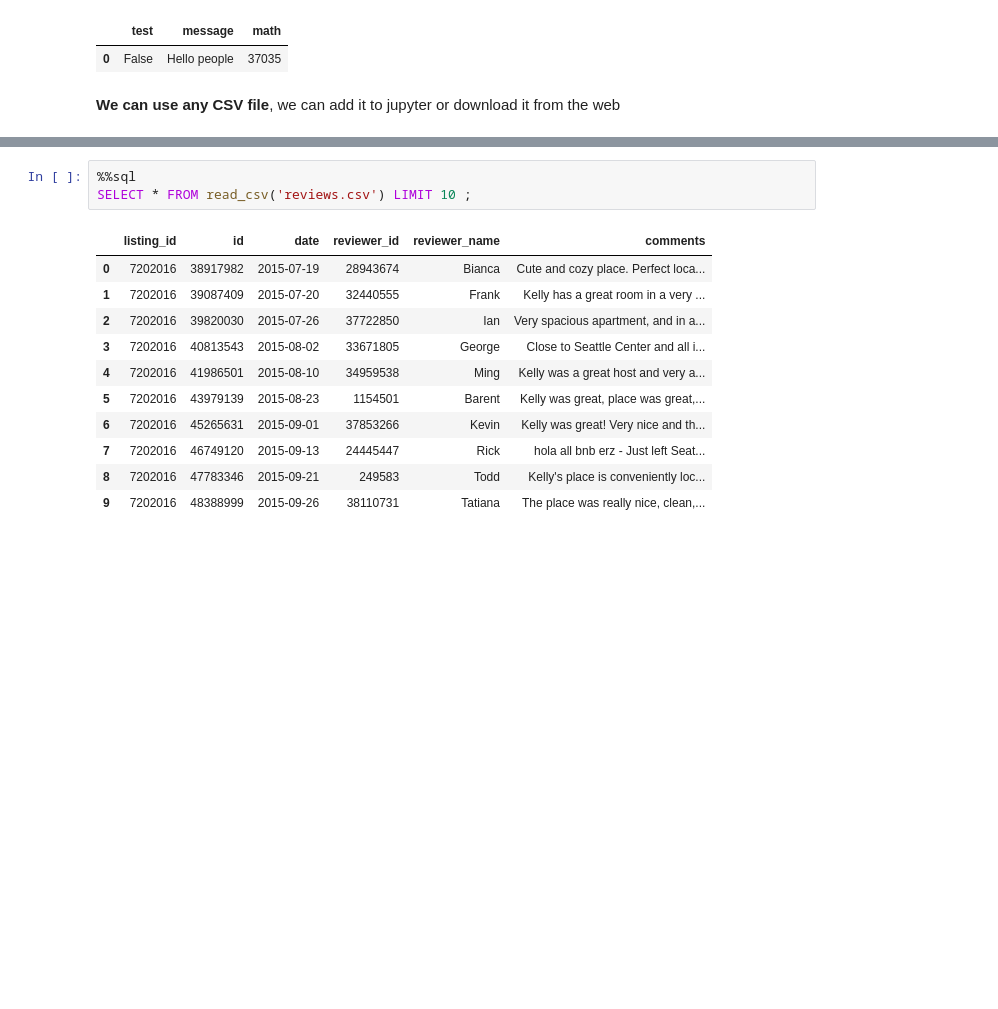
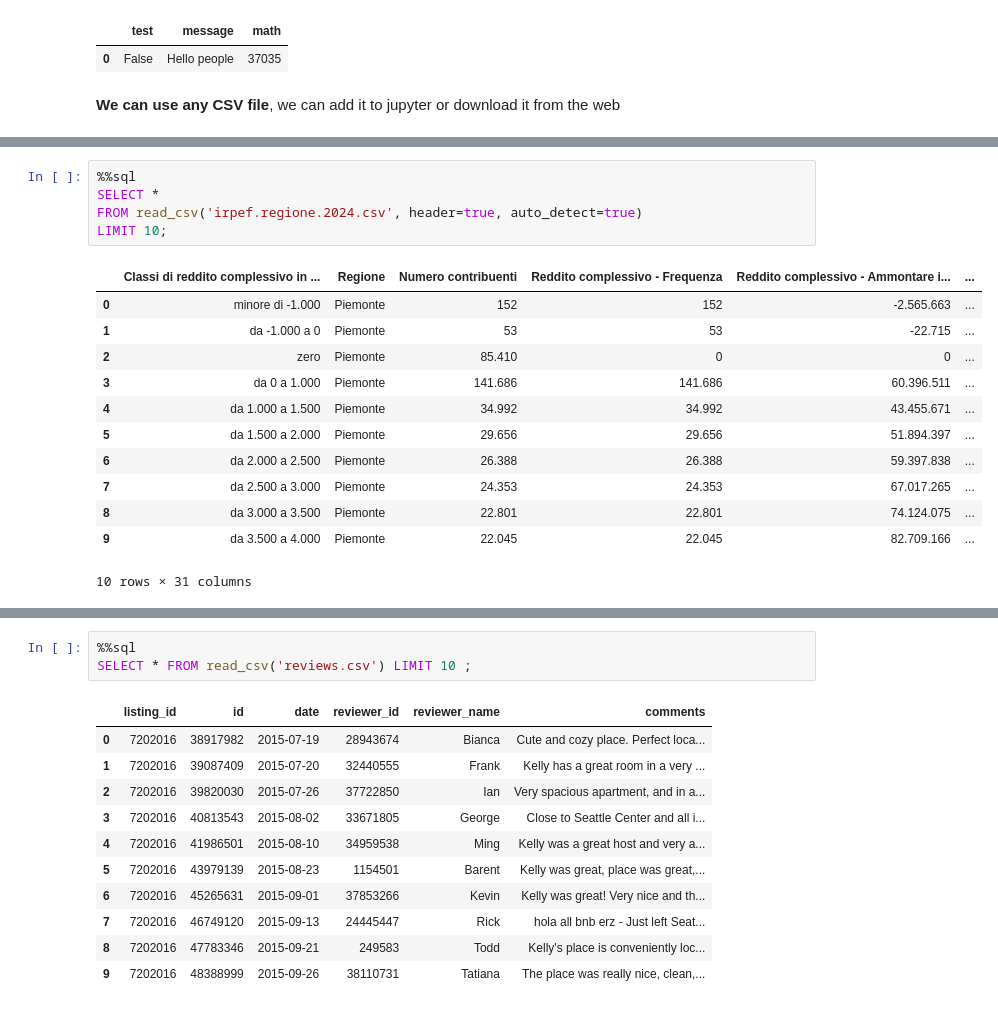
Before and after one commit to UniVR-DH/DBMS-course, a Jupyter notebook: notebooks/lab03-duckdb.ipynb, the cells around one changed output, grey strips where cells are left out. Saved outputs shown, nothing was run; the diff lists cells and outputs as text; blank space fills up the shorter version.

```diff
--- a/notebooks/lab03-duckdb.ipynb
+++ b/notebooks/lab03-duckdb.ipynb
@@ -42,0 +64,18 @@ SELECT 1=2 as test, 'Hello people' as message, 3*12345 as math  ;
+# %%
+%%sql
+SELECT *
+FROM read_csv('irpef.regione.2024.csv', header=true, auto_detect=true)
+LIMIT 10;
+# %% [output]
+|  | Classi di reddito complessivo in ... | Regione | Numero contribuenti | Reddito complessivo - Frequenza | Reddito complessivo - Ammontare i... | ... |
+| 0 | minore di -1.000 | Piemonte | 152 | 152 | -2.565.663 | ... |
+| 1 | da -1.000 a 0 | Piemonte | 53 | 53 | -22.715 | ... |
+| 2 | zero | Piemonte | 85.410 | 0 | 0 | ... |
+| 3 | da 0 a 1.000 | Piemonte | 141.686 | 141.686 | 60.396.511 | ... |
+| 4 | da 1.000 a 1.500 | Piemonte | 34.992 | 34.992 | 43.455.671 | ... |
+| 5 | da 1.500 a 2.000 | Piemonte | 29.656 | 29.656 | 51.894.397 | ... |
+| 6 | da 2.000 a 2.500 | Piemonte | 26.388 | 26.388 | 59.397.838 | ... |
+| 7 | da 2.500 a 3.000 | Piemonte | 24.353 | 24.353 | 67.017.265 | ... |
+| 8 | da 3.000 a 3.500 | Piemonte | 22.801 | 22.801 | 74.124.075 | ... |
+| 9 | da 3.500 a 4.000 | Piemonte | 22.045 | 22.045 | 82.709.166 | ... |
+10 rows × 31 columns
```
Also changed, not shown: parts of 11 cells of this notebook.
